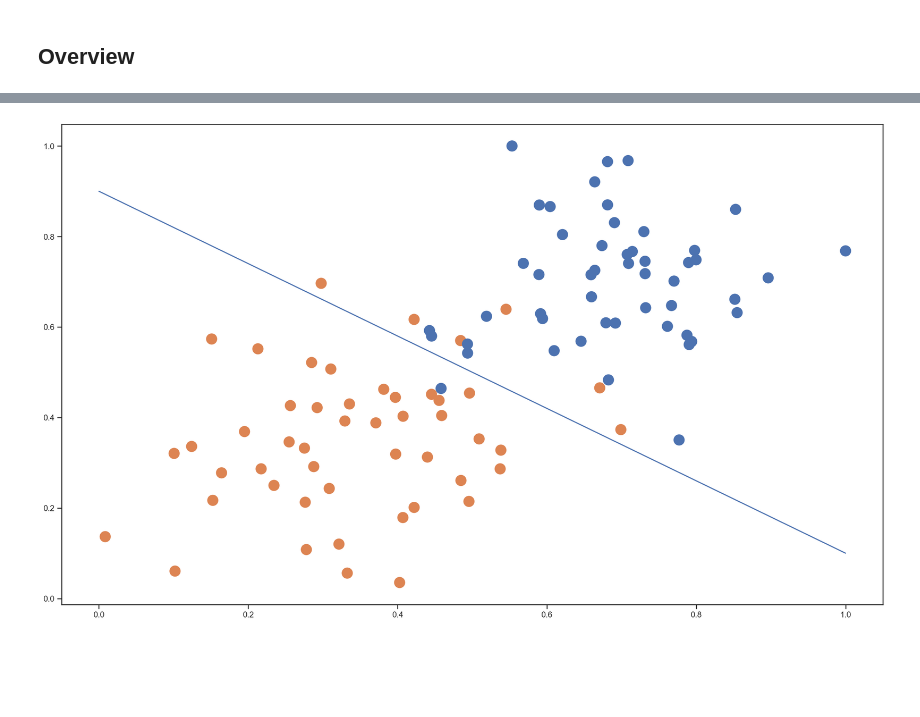
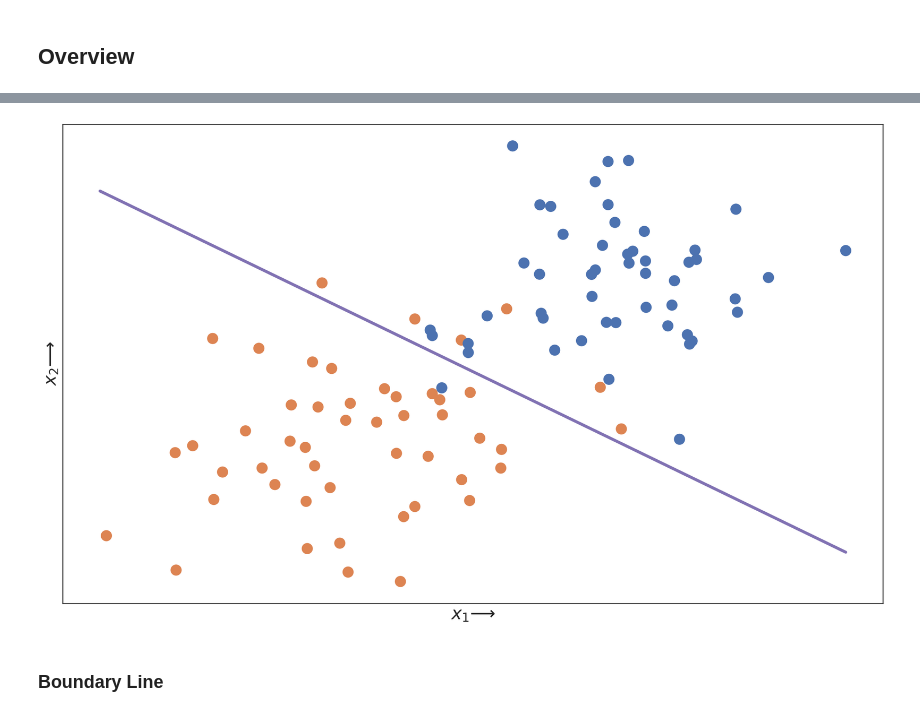
Before and after one commit to pruned-io/wiki, a Jupyter notebook: _sources/machine-learning/supervised-learning/perceptrons.ipynb, the cells around one changed output, grey strips where cells are left out. Drawn from its saved outputs; the diff is of its cells as text; code cells hidden in the pictures; blank space fills up the shorter version.

```diff
--- a/_sources/machine-learning/supervised-learning/perceptrons.ipynb
+++ b/_sources/machine-learning/supervised-learning/perceptrons.ipynb
@@ -62,15 +73,24 @@ The perceptron algorithm is a form of supervised learning which is used for bina
 # %%
 # Load data
 df = pd.read_csv('data/perceptrons_data.csv')
 
 # Assign columns to variables
 x1 = df.iloc[:, 0]
 x2 = df.iloc[:, 1]
 y = df.iloc[:, 2]
 
 # Draw plot
 plt.figure(figsize=[20, 12])
 plt.scatter(x1, x2, c=y, s=200, cmap=matcol.ListedColormap([color_blue, color_orange]))
-plt.plot(np.arange(0, 1.1, 0.1), np.arange(0, 1.1, 0.1)*-0.8 + 0.9, color=color_blue);
+plt.plot(np.arange(0, 1.1, 0.1), np.arange(0, 1.1, 0.1)*-0.8 + 0.9, color=color_purple, linewidth=4)
+
+# Set x and y labels
+plt.xlabel('$x_1 ⟶$', fontsize=24)
+plt.ylabel('$x_2 ⟶$', fontsize=24)
+
+# Remove ticks
+plt.tick_params(axis='both', which='both', bottom=False, top=False, left=False, right=False, labelbottom=False, labelleft=False);
 # %% [output]
-[figure, old version]
+[figure, new version]
+# %% [markdown]
+### Boundary Line
```
Also changed, not shown: parts of 7 cells of this notebook, 4 other files.
